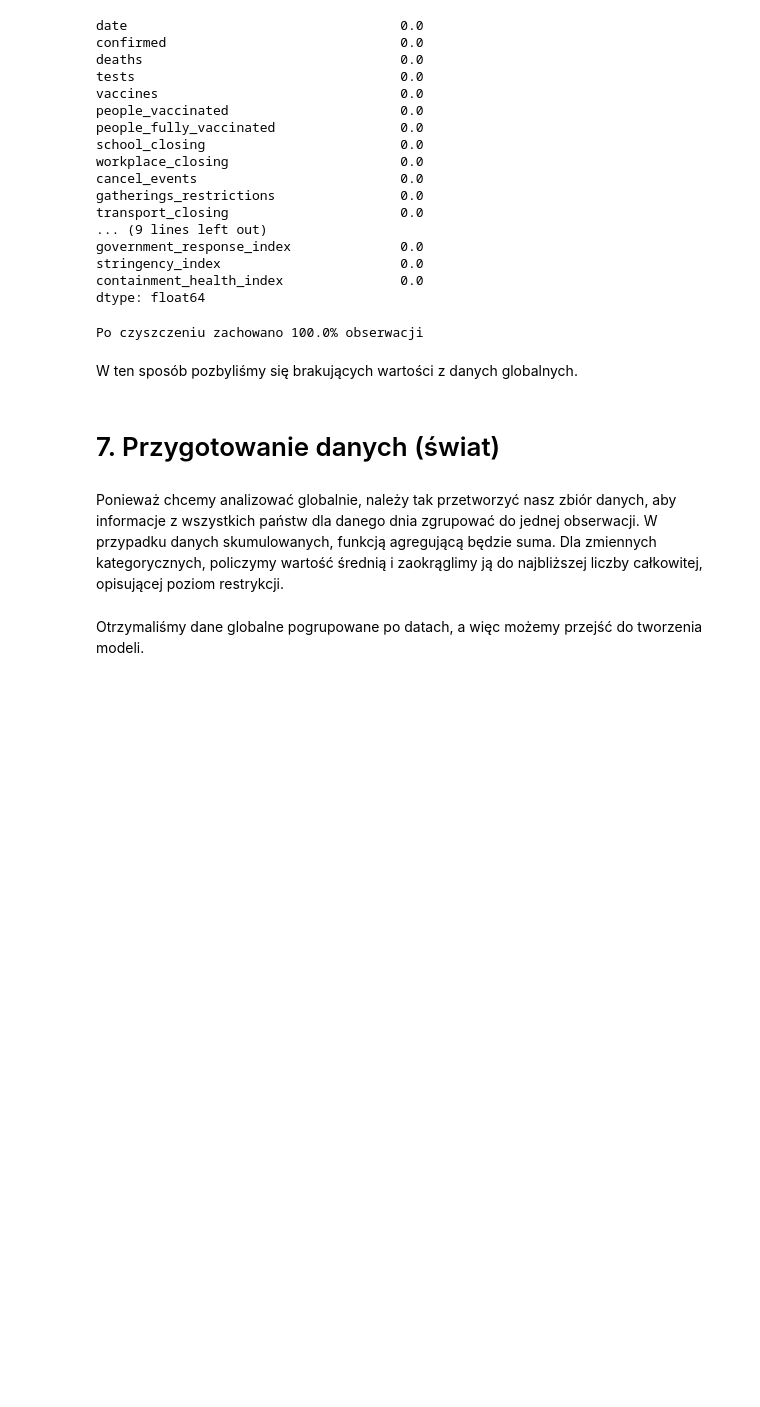
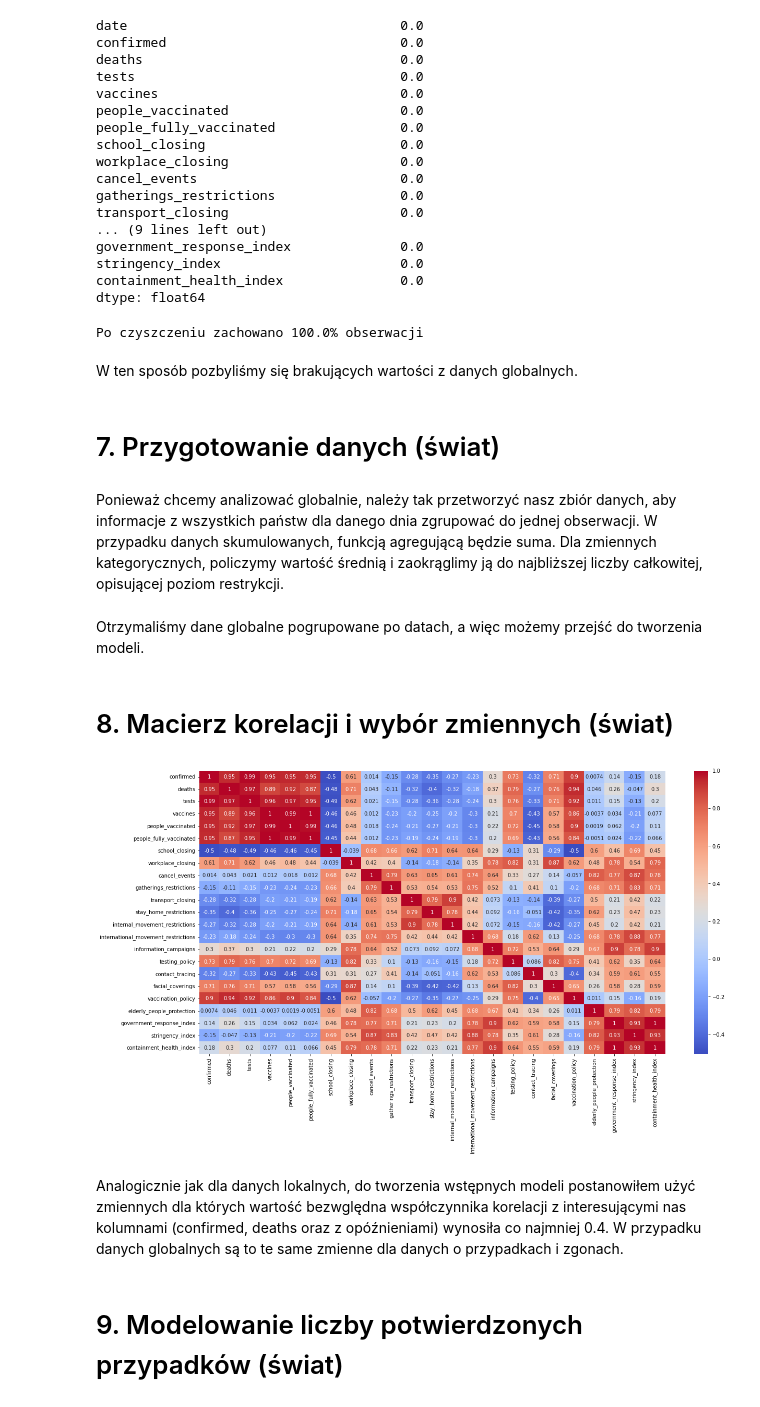
Before and after one commit to kzarnowski/covid19-analysis, a Jupyter notebook: Żarnowski_Krzysztof_P1.ipynb, the cells around one changed output. Drawn from its saved outputs; the diff is of its cells as text; code cells hidden in the pictures; blank space fills up the shorter version.

Commit message:
global models

```diff
--- a/Żarnowski_Krzysztof_P1.ipynb
+++ b/Żarnowski_Krzysztof_P1.ipynb
@@ -882,3 +882,13 @@ categorical_cols = world.columns[6:-3]
 world[categorical_cols] = world[categorical_cols].round(0)
 # %% [markdown]
 Otrzymaliśmy dane globalne pogrupowane po datach, a więc możemy przejść do tworzenia modeli.
+# %% [markdown]
+# 8. Macierz korelacji i wybór zmiennych (świat)
+# %%
+figure = plt.figure(figsize=(20, 10))
+sns.heatmap(world.corr(), annot=True, cmap= 'coolwarm')
+plt.show()
+# %% [output]
+[figure, added]
+# %% [markdown]
+Analogicznie jak dla danych lokalnych, do tworzenia wstępnych modeli postanowiłem użyć zmiennych dla których wartość bezwględna współczynnika korelacji z interesującymi nas kolumnami (confirmed, deaths oraz z opóźnieniami) wynosiła co najmniej 0.4. W przypadku danych globalnych są to te same zmienne dla danych o przypadkach i zgonach.
@@ -884,0 +910,2 @@ Otrzymaliśmy dane globalne pogrupowane po datach, a więc możemy przejść do
+# %% [markdown]
+# 9. Modelowanie liczby potwierdzonych przypadków (świat)
```
Also changed, not shown: parts of 24 cells of this notebook.
